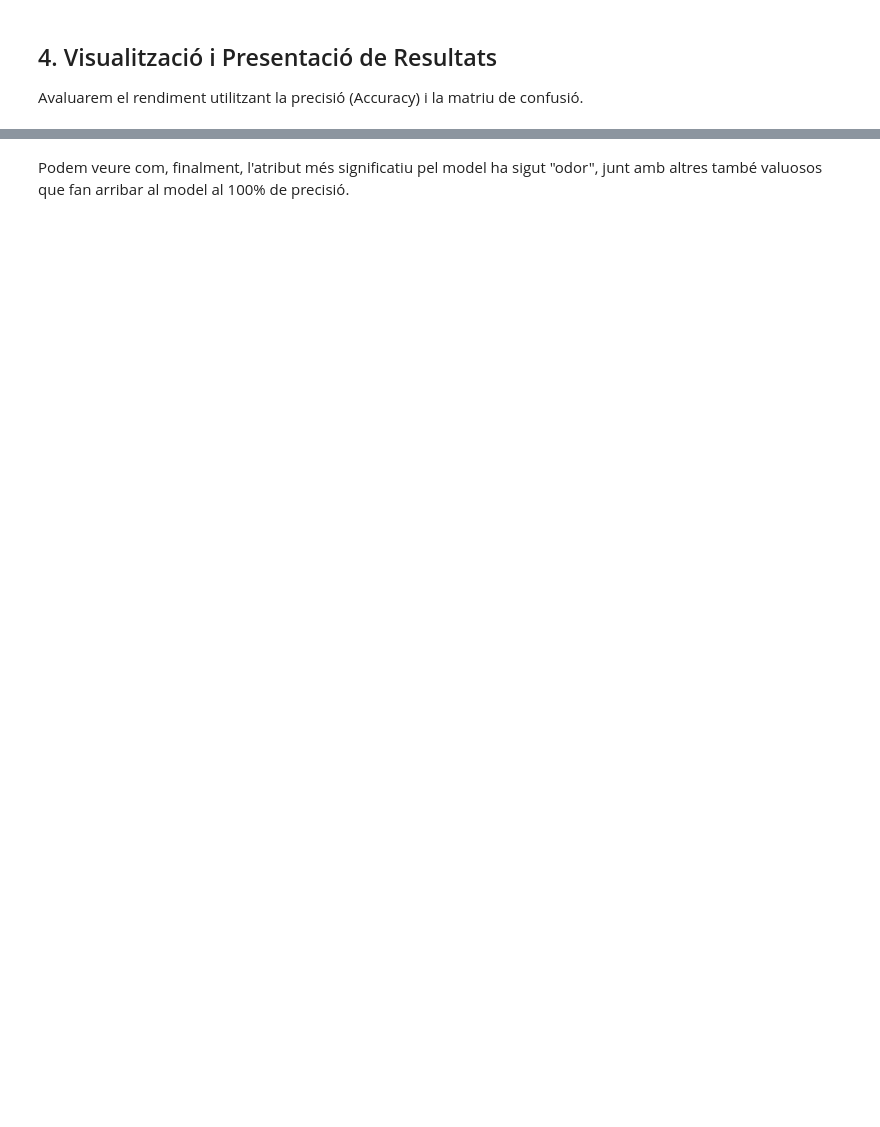
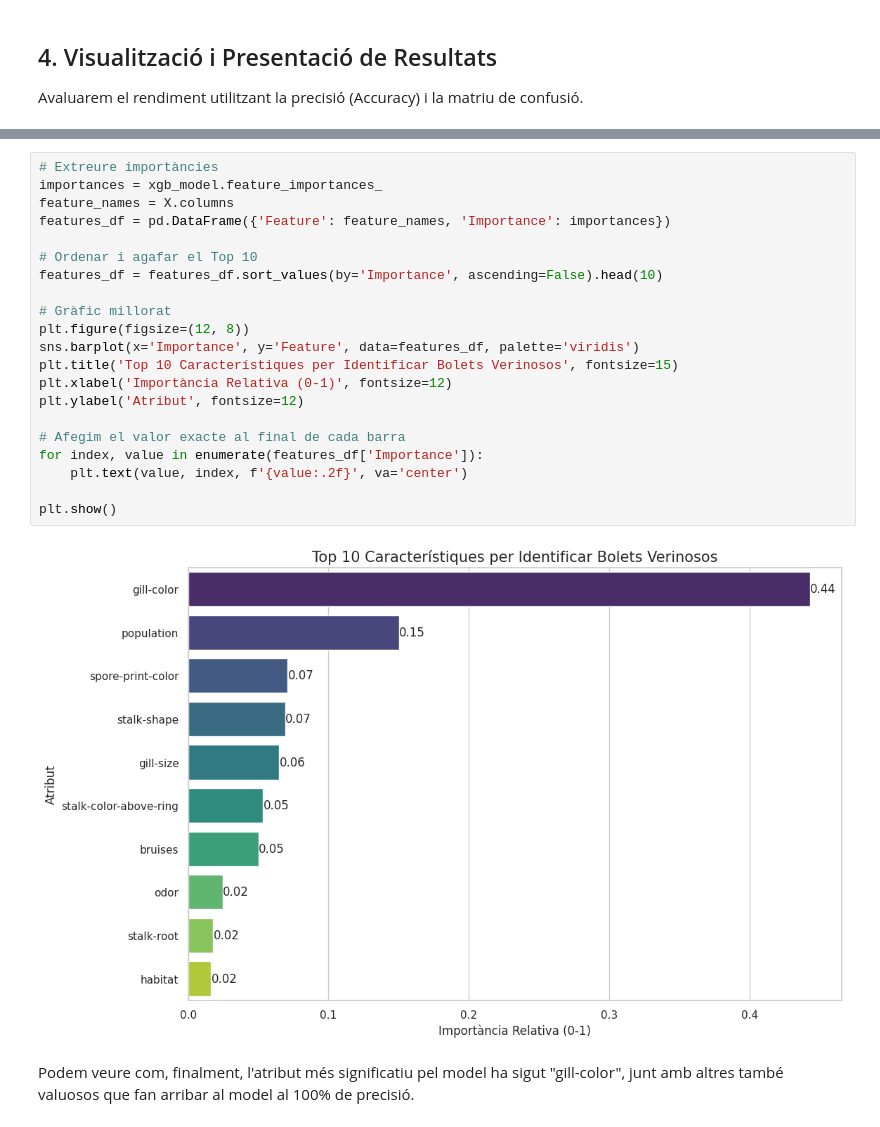
Before and after one commit to ferransogas/kaggle_mushroom_classification, a Jupyter notebook: mushroom-classification.ipynb, the cells around one changed output, grey strips where cells are left out. Saved outputs shown, nothing was run; the diff lists cells and outputs as text; blank space fills up the shorter version.

```diff
--- a/mushroom-classification.ipynb
+++ b/mushroom-classification.ipynb
@@ -325,5 +381,28 @@ plt.show()
+# %%
+# Extreure importàncies
+importances = xgb_model.feature_importances_
+feature_names = X.columns
+features_df = pd.DataFrame({'Feature': feature_names, 'Importance': importances})
+
+# Ordenar i agafar el Top 10
+features_df = features_df.sort_values(by='Importance', ascending=False).head(10)
+
+# Gràfic millorat
+plt.figure(figsize=(12, 8))
+sns.barplot(x='Importance', y='Feature', data=features_df, palette='viridis')
+plt.title('Top 10 Característiques per Identificar Bolets Verinosos', fontsize=15)
+plt.xlabel('Importància Relativa (0-1)', fontsize=12)
+plt.ylabel('Atribut', fontsize=12)
+
+# Afegim el valor exacte al final de cada barra
+for index, value in enumerate(features_df['Importance']):
+    plt.text(value, index, f'{value:.2f}', va='center')
+
+plt.show()
+# %% [output]
+[figure, added]
 # %% [markdown]
-Podem veure com, finalment, l'atribut més significatiu pel model ha sigut "odor", junt amb altres també valuosos que fan arribar al model al 100% de precisió.
+Podem veure com, finalment, l'atribut més significatiu pel model ha sigut "gill-color", junt amb altres també valuosos que fan arribar al model al 100% de precisió.
 # %% [markdown]
 ## 5. Conclusions
 Els models basats en arbres han assolit una precisió del 100%. Això indica que hi ha regles molt clares i deterministes en els atributs físics d'aquest dataset que permeten separar perfectament les classes.
```
Also changed, not shown: parts of 12 cells of this notebook.
